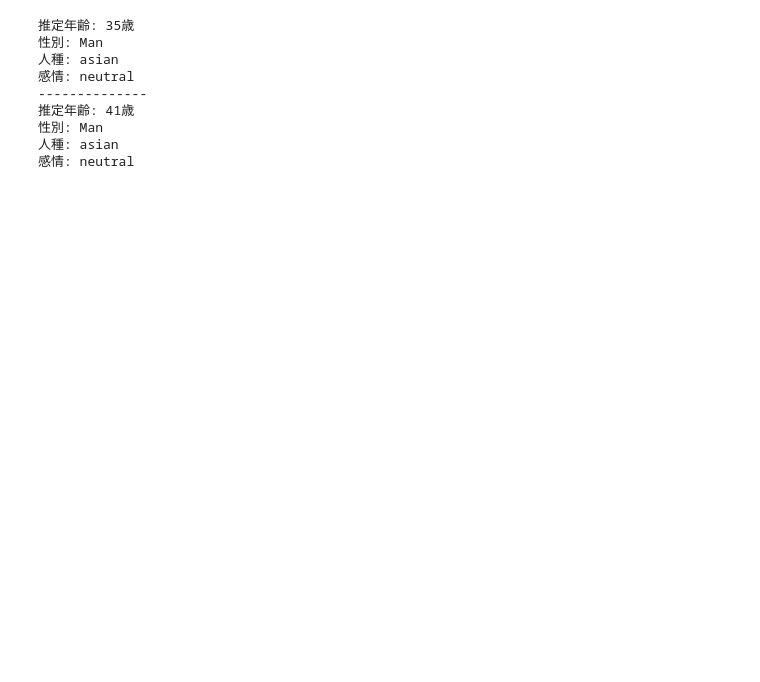
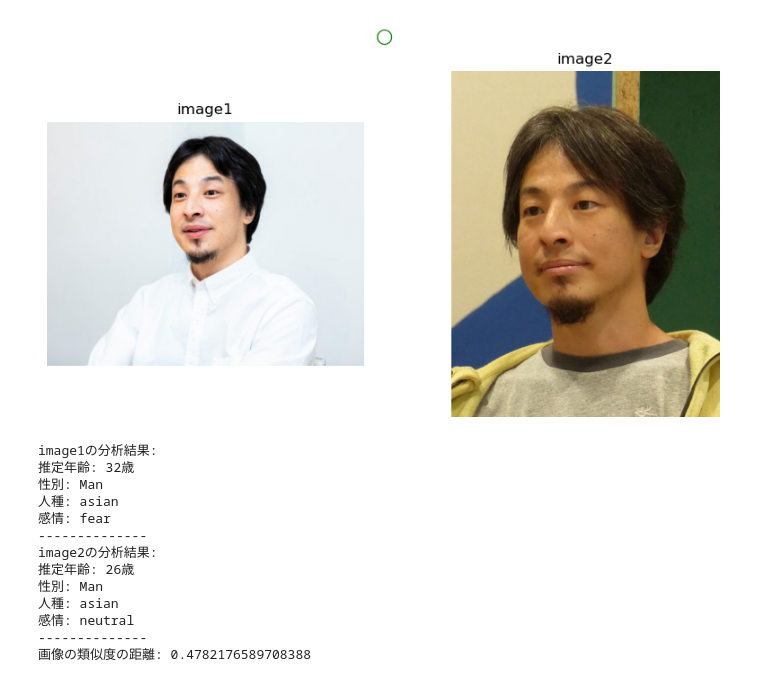
Before and after one commit to shokkun47/Real-time-facial-recognition, a Jupyter notebook: DeepFace.ipynb, the cells around one changed output. Drawn from its saved outputs; the diff is of its cells as text; code cells hidden in the pictures; blank space fills up the shorter version.

```diff
--- a/DeepFace.ipynb
+++ b/DeepFace.ipynb
@@ -44,36 +41,96 @@ img2 = "src/hitoshi02.jpg"
 # %%
+# 画像1、2のパスを指定
+img1_path = "src/hiroyuki01.jpg"
+img2_path = "src/hiroyuki02.jpg"
+
 from deepface import DeepFace
+import matplotlib.pyplot as plt
+import cv2
 
-objs1 = DeepFace.analyze(img1, actions = ['age', 'gender', 'race', 'emotion'])
-objs2 = DeepFace.analyze(img2, actions = ['age', 'gender', 'race', 'emotion'])
+# 画像の比較を実行
+result = DeepFace.verify(img1_path=img1_path, img2_path=img2_path)
 
+# OpenCVを使って画像を読み込む
+img1 = cv2.imread(img1_path)
+img2 = cv2.imread(img2_path)
+
+# OpenCVはBGR形式で画像を読み込むため、RGB形式に変換
+img1 = cv2.cvtColor(img1, cv2.COLOR_BGR2RGB)
+img2 = cv2.cvtColor(img2, cv2.COLOR_BGR2RGB)
+
+# 画像を表示
+plt.figure(figsize=(10, 5))
+plt.subplot(1, 2, 1)
+plt.imshow(img1)
+plt.title("image1")
+plt.axis('off')
+
+plt.subplot(1, 2, 2)
+plt.imshow(img2)
+plt.title("image2")
+plt.axis('off')
+
+# 判定結果に応じて○や×を表示
+if result['verified']:
+    verification_result = "\u25CB"  # 緑の○（Unicode: \u25CB）
+    title_color = 'green'
+else:
+    verification_result = "\u2716"  # 赤の×（Unicode: \u2716）
+    title_color = 'red'
+
+# 判定結果を表示
+plt.suptitle(verification_result, fontsize=16, color=title_color)
+plt.show()
+
+# DeepFaceを使って画像1の分析を実行
+objs1 = DeepFace.analyze(img_path=img1_path, actions=['age', 'gender', 'race', 'emotion'])
+# DeepFaceを使って画像2の分析を実行
+objs2 = DeepFace.analyze(img_path=img2_path, actions=['age', 'gender', 'race', 'emotion'])
+
+# 画像1の結果を取得
 age1 = objs1[0]['age']
 gender1 = objs1[0]['dominant_gender']
 race1 = objs1[0]['dominant_race']
 emotion1 = objs1[0]['dominant_emotion']
+
+# 画像2の結果を取得
 age2 = objs2[0]['age']
 gender2 = objs2[0]['dominant_gender']
 race2 = objs2[0]['dominant_race']
 emotion2 = objs2[0]['dominant_emotion']
 
+# 画像1の分析結果を表示
+print("image1の分析結果:")
 print(f"推定年齢: {age1}歳")
 print(f"性別: {gender1}")
 print(f"人種: {race1}")
 print(f"感情: {emotion1}")
 
 print("--------------")
 
+# 画像2の分析結果を表示
+print("image2の分析結果:")
 print(f"推定年齢: {age2}歳")
 print(f"性別: {gender2}")
 print(f"人種: {race2}")
 print(f"感情: {emotion2}")
+
+print("--------------")
+
+# 結果を取得
+print(f"画像の類似度の距離: {result['distance']}")
 # %% [output]
+[figure, added]
-推定年齢: 35歳
+image1の分析結果:
+推定年齢: 32歳
+性別: Man
+人種: asian
+感情: fear
+--------------
+image2の分析結果:
+推定年齢: 26歳
 性別: Man
 人種: asian
 感情: neutral
 --------------
-推定年齢: 41歳
-性別: Man
-人種: asian
-感情: neutral
+画像の類似度の距離: 0.4782176589708388
```
Also changed, not shown: parts of 4 cells of this notebook, 4 other files.
